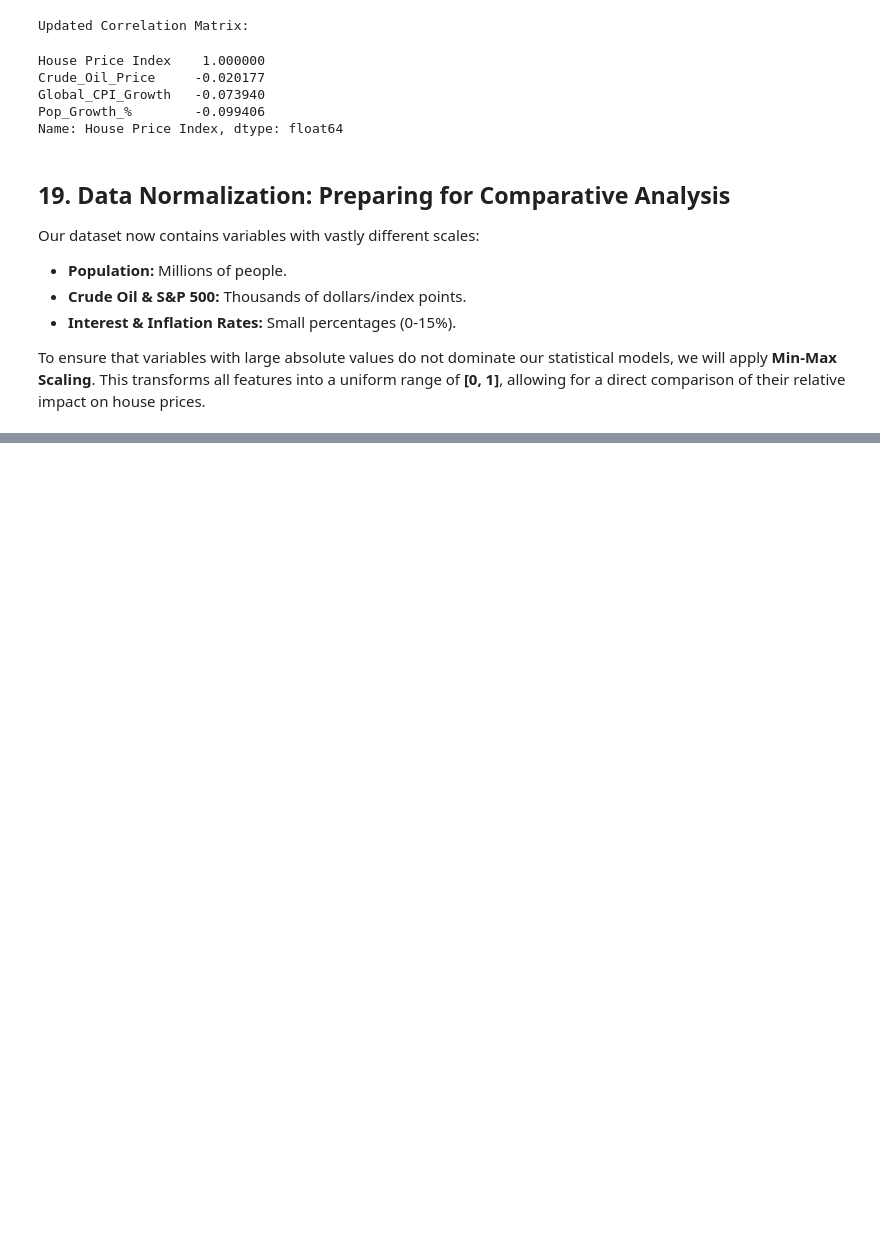
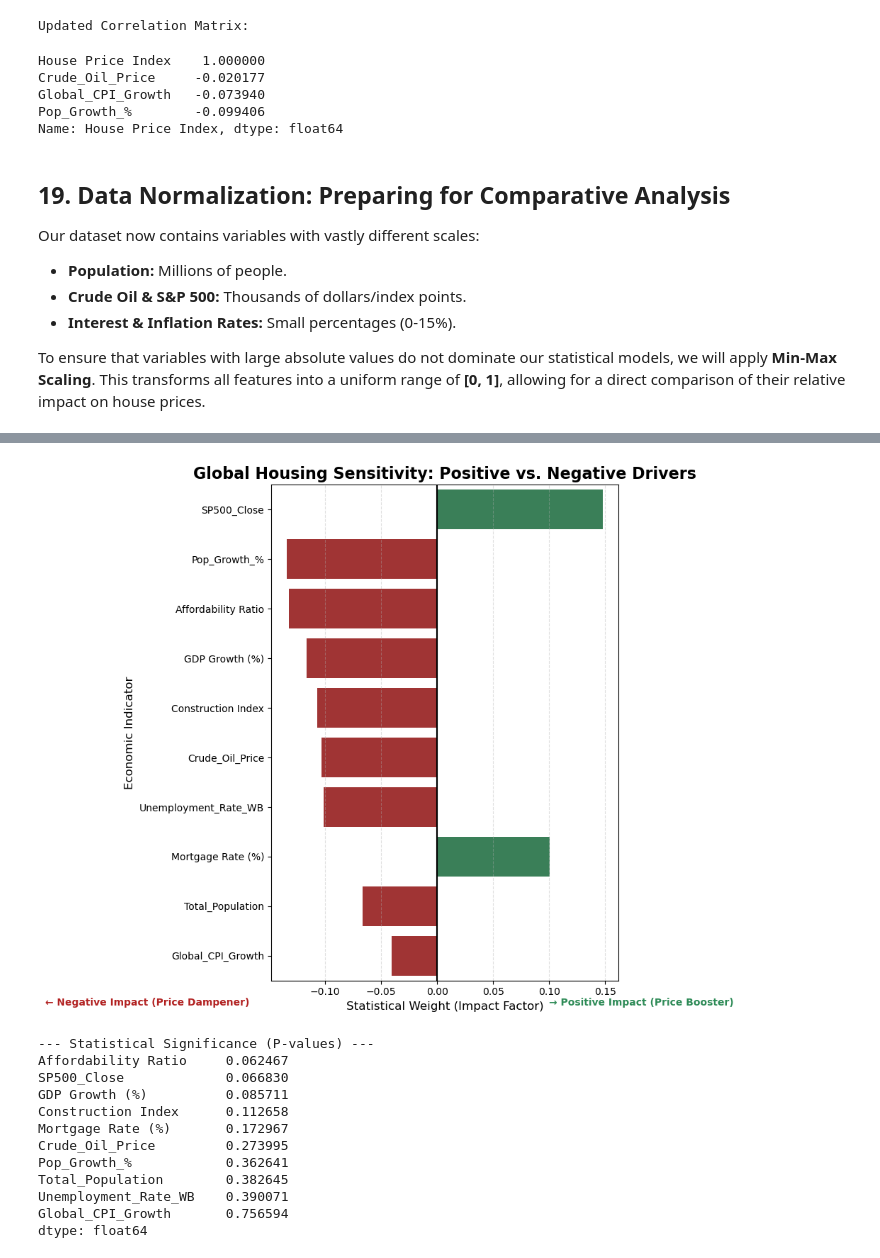
Before and after one commit to DimovDimo/impact-of-economic-indicators-on-properties, a Jupyter notebook: Impact of economic indicators on properties.ipynb, the cells around one changed output, grey strips where cells are left out. Cells and saved outputs as stored; diff of their text form; code cells hidden in the pictures; blank space fills up the shorter version.

```diff
--- a/Impact of economic indicators on properties.ipynb
+++ b/Impact of economic indicators on properties.ipynb
@@ -1102,0 +1214,47 @@ To ensure that variables with large absolute values do not dominate our statisti
+# %%
+# --- Creative Visualization: Economic Sensitivity Tornado Chart ---
+import matplotlib.pyplot as plt
+import seaborn as sns
+
+plt.figure(figsize=(12, 8))
+
+# We use the raw weight (with sign) to show both positive and negative impact
+colors = ['firebrick' if x < 0 else 'seagreen' for x in importance_ranking['Statistical_Weight']]
+
+sns.barplot(
+    data=importance_ranking,
+    x='Statistical_Weight',
+    y='Economic_Indicator',
+    palette=colors
+)
+
+plt.title('Global Housing Sensitivity: Positive vs. Negative Drivers', fontsize=16, fontweight='bold')
+plt.xlabel('Statistical Weight (Impact Factor)', fontsize=12)
+plt.ylabel('Economic Indicator', fontsize=12)
+plt.axvline(x=0, color='black', linewidth=1.5, linestyle='-') # Center line
+plt.grid(axis='x', linestyle='--', alpha=0.4)
+
+# Adding explanations for the reader
+plt.text(0.1, 10, '→ Positive Impact (Price Booster)', color='seagreen', fontsize=10, fontweight='bold')
+plt.text(-0.35, 10, '← Negative Impact (Price Dampener)', color='firebrick', fontsize=10, fontweight='bold')
+
+plt.tight_layout()
+plt.show()
+
+# 5. Display Significance (P-values) to support the analysis
+print("\n--- Statistical Significance (P-values) ---")
+print(stat_model.pvalues[1:].sort_values())
+# %% [output]
+[figure, added]
+--- Statistical Significance (P-values) ---
+Affordability Ratio     0.062467
+SP500_Close             0.066830
+GDP Growth (%)          0.085711
+Construction Index      0.112658
+Mortgage Rate (%)       0.172967
+Crude_Oil_Price         0.273995
+Pop_Growth_%            0.362641
+Total_Population        0.382645
+Unemployment_Rate_WB    0.390071
+Global_CPI_Growth       0.756594
+dtype: float64
```
Also changed, not shown: parts of 4 cells of this notebook.
